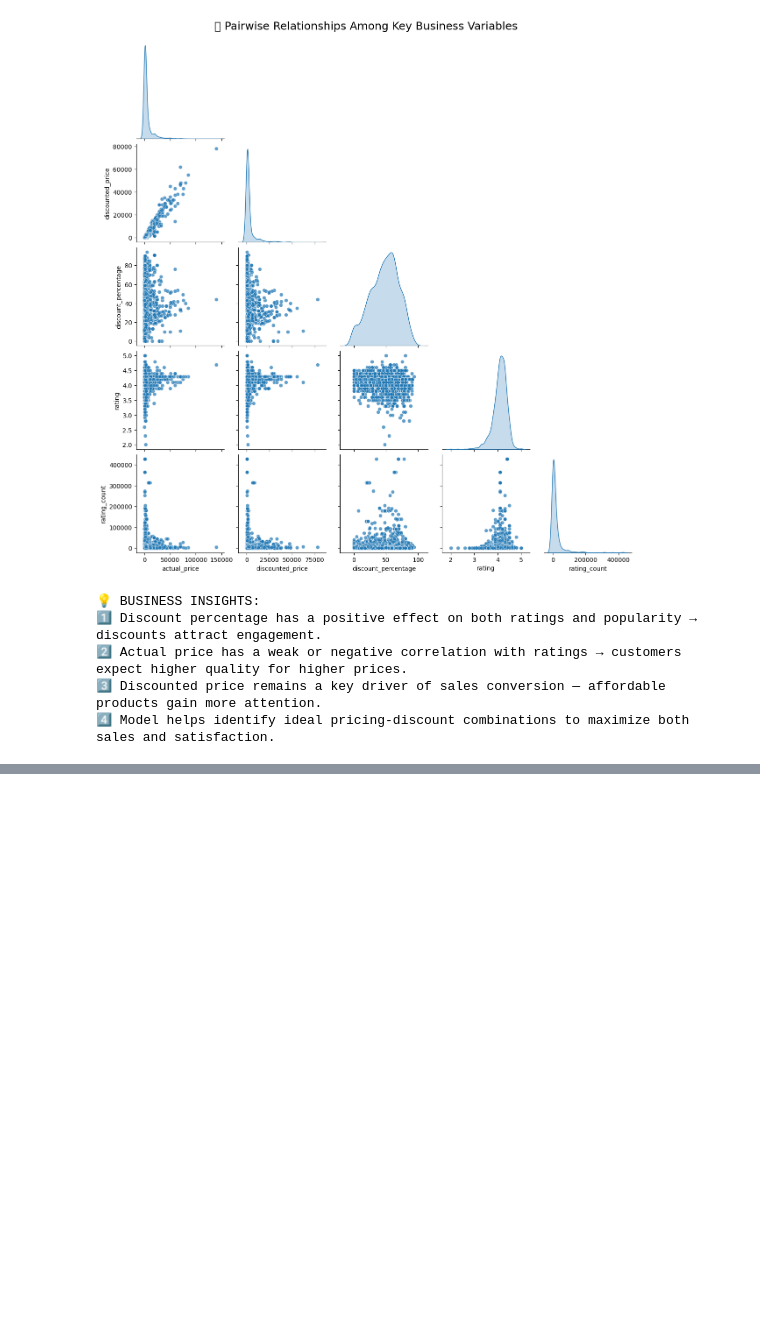
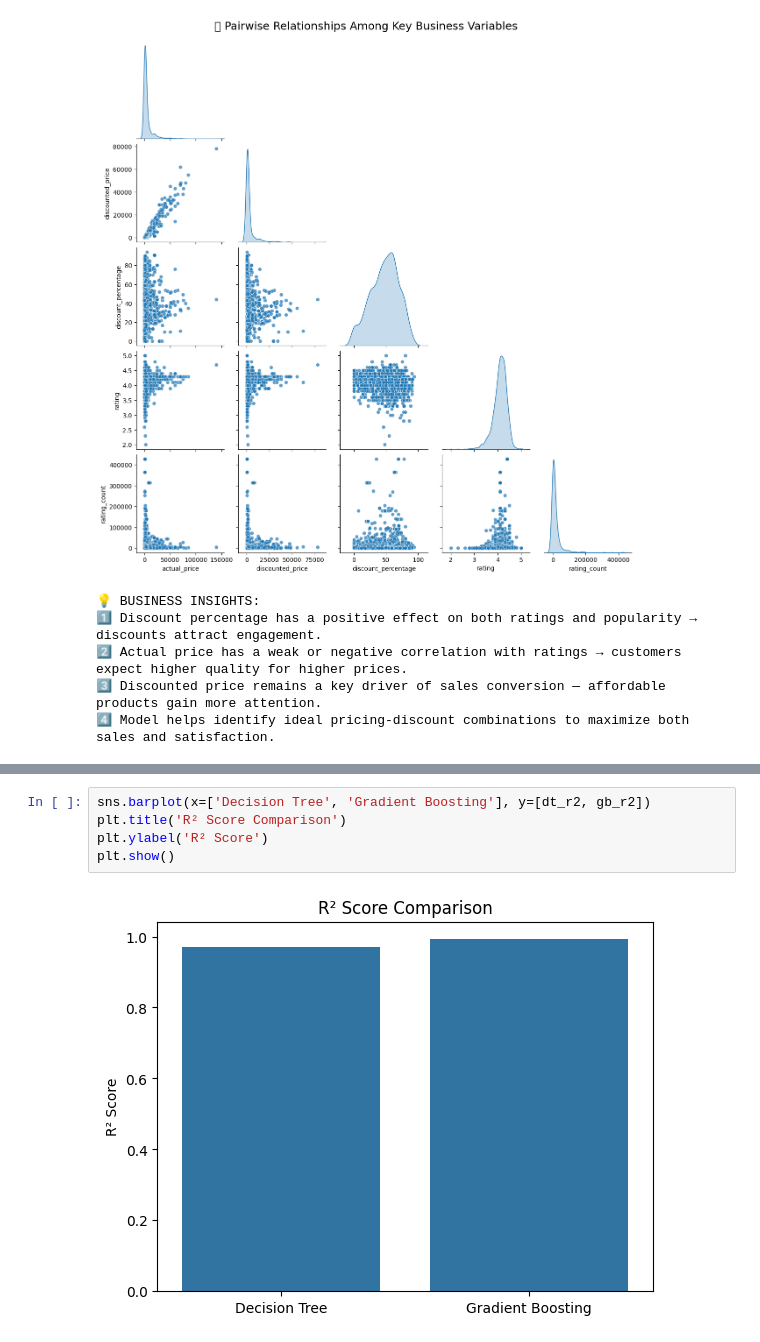
Before and after one commit to yuna639/Covid_19, a Jupyter notebook: ML_Model.ipynb, the cells around one changed output, grey strips where cells are left out. Cells and saved outputs as stored; diff of their text form; blank space fills up the shorter version.

```diff
--- a/ML_Model.ipynb
+++ b/ML_Model.ipynb
@@ -185,0 +281,7 @@ RMSE: 45015.1289
+# %%
+sns.barplot(x=['Decision Tree', 'Gradient Boosting'], y=[dt_r2, gb_r2])
+plt.title('R² Score Comparison')
+plt.ylabel('R² Score')
+plt.show()
+# %% [output]
+[figure, added]
```
Also changed, not shown: parts of 8 cells of this notebook.
